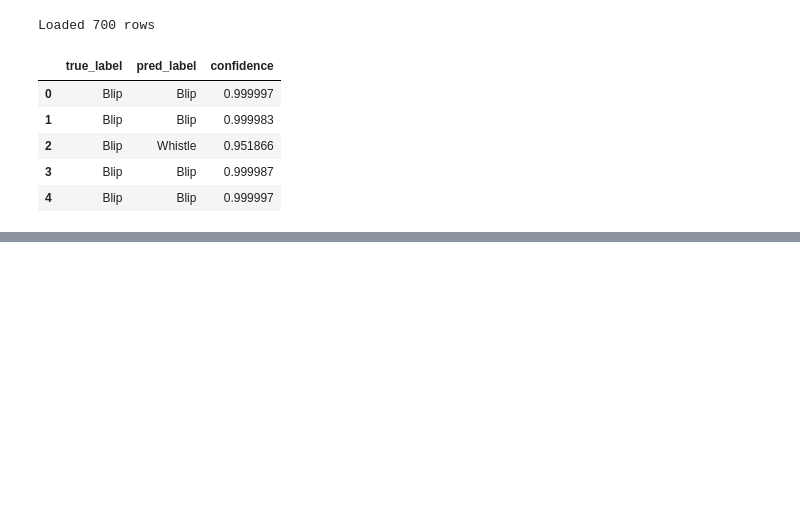
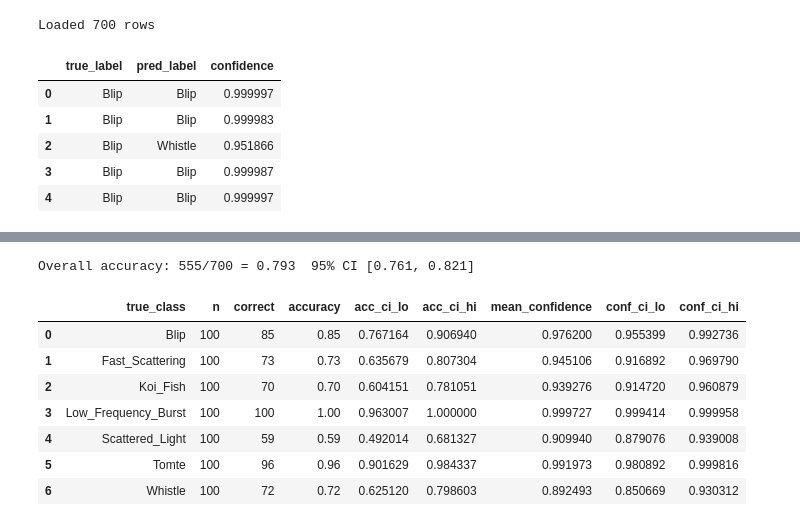
Before and after one commit to tomdooney95/glitchgan, a Jupyter notebook: notebooks/gspy_classification.ipynb, the cells around one changed output, grey strips where cells are left out. Cells and saved outputs as stored; diff of their text form; code cells hidden in the pictures; blank space fills up the shorter version.

```diff
--- a/notebooks/gspy_classification.ipynb
+++ b/notebooks/gspy_classification.ipynb
@@ -628,0 +652,53 @@ np.float64(0.7928571428571428)
+# %%
+from statsmodels.stats.proportion import proportion_confint
+
+
+def bootstrap_mean_ci(values, n_boot=10000, alpha=0.05, rng=None):
+    rng = rng or np.random.default_rng(0)
+    values = np.asarray(values)
+    boot_means = np.array([rng.choice(values, size=len(values), replace=True).mean()
+                           for _ in range(n_boot)])
+    lo, hi = np.percentile(boot_means, [100 * alpha / 2, 100 * (1 - alpha / 2)])
+    return lo, hi
+
+
+df_valid = df_loaded[df_loaded['pred_label'] != 'Error'].copy()
+rng = np.random.default_rng(0)
+
+rows = []
+for cls in LABEL_ORDER:
+    sub = df_valid[df_valid['true_label'] == cls]
+    n = len(sub)
+    correct = sub[sub['pred_label'] == cls]
+    k = len(correct)
+    acc = k / n if n > 0 else np.nan
+    acc_lo, acc_hi = proportion_confint(k, n, alpha=0.05, method='wilson')
+
+    if k > 0:
+        conf_lo, conf_hi = bootstrap_mean_ci(correct['confidence'].values, rng=rng)
+        mean_conf = correct['confidence'].mean()
+    else:
+        conf_lo = conf_hi = mean_conf = np.nan
+
+    rows.append(dict(true_class=cls, n=n, correct=k, accuracy=acc,
+                     acc_ci_lo=acc_lo, acc_ci_hi=acc_hi,
+                     mean_confidence=mean_conf, conf_ci_lo=conf_lo, conf_ci_hi=conf_hi))
+
+ci_results = pd.DataFrame(rows)
+
+n_total = len(df_valid)
+k_total = (df_valid['true_label'] == df_valid['pred_label']).sum()
+overall_acc = k_total / n_total
+overall_lo, overall_hi = proportion_confint(k_total, n_total, alpha=0.05, method='wilson')
+print(f'Overall accuracy: {k_total}/{n_total} = {overall_acc:.3f}  95% CI [{overall_lo:.3f}, {overall_hi:.3f}]')
+ci_results
+# %% [output]
+Overall accuracy: 555/700 = 0.793  95% CI [0.761, 0.821]
+|  | true_class | n | correct | accuracy | acc_ci_lo | acc_ci_hi | mean_confidence | conf_ci_lo | conf_ci_hi |
+| 0 | Blip | 100 | 85 | 0.85 | 0.767164 | 0.906940 | 0.976200 | 0.955399 | 0.992736 |
+| 1 | Fast_Scattering | 100 | 73 | 0.73 | 0.635679 | 0.807304 | 0.945106 | 0.916892 | 0.969790 |
+| 2 | Koi_Fish | 100 | 70 | 0.70 | 0.604151 | 0.781051 | 0.939276 | 0.914720 | 0.960879 |
+| 3 | Low_Frequency_Burst | 100 | 100 | 1.00 | 0.963007 | 1.000000 | 0.999727 | 0.999414 | 0.999958 |
+| 4 | Scattered_Light | 100 | 59 | 0.59 | 0.492014 | 0.681327 | 0.909940 | 0.879076 | 0.939008 |
+| 5 | Tomte | 100 | 96 | 0.96 | 0.901629 | 0.984337 | 0.991973 | 0.980892 | 0.999816 |
+| 6 | Whistle | 100 | 72 | 0.72 | 0.625120 | 0.798603 | 0.892493 | 0.850669 | 0.930312 |
```
Also changed, not shown: parts of 9 cells of this notebook, 4 other files.
